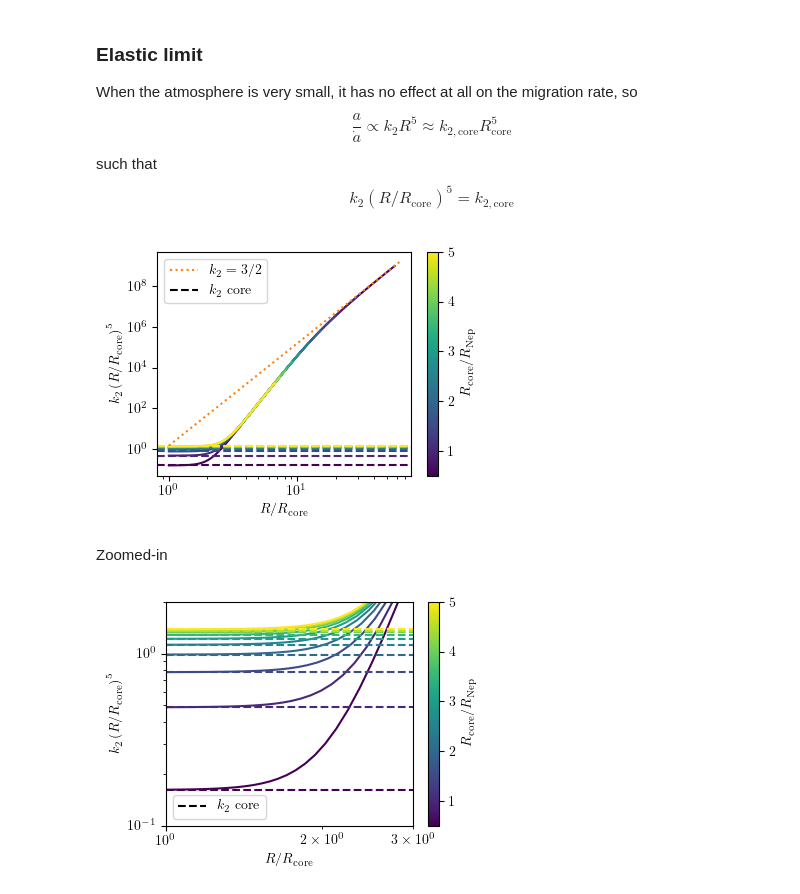
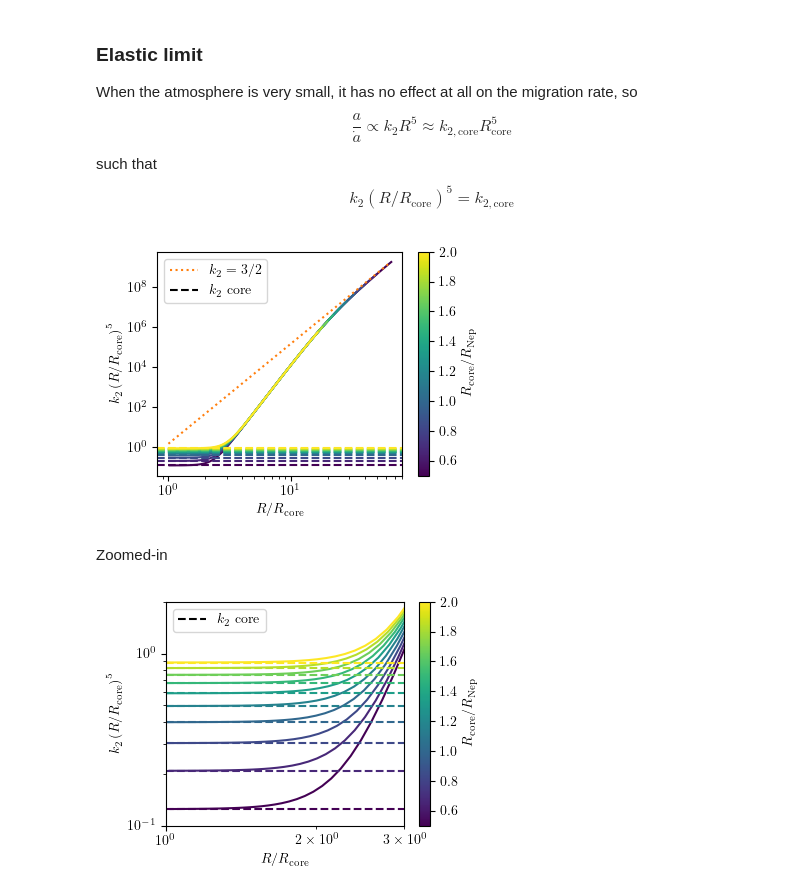
Before and after one commit to slagnews/AtmosphereLoveNumbers, a Jupyter notebook: transformations.ipynb, the cells around one changed output. Cells and saved outputs as stored; diff of their text form; code cells hidden in the pictures.

```diff
--- a/transformations.ipynb
+++ b/transformations.ipynb
@@ -116,18 +129,23 @@ plt.show()
 # %% [markdown]
 ### Relative to $R_\mathrm{core}$
 # %%
+min_R = np.zeros(len(core_radii))
+
 fig, ax = plt.subplots(figsize=(4,3))
 for i,core_radius in enumerate(core_radii):
-    ax.plot(data[i]["radius"]/core_radius, data[i]["k2"], color=cmap(norm(core_radius/R_neptune)))
 
+    ax.plot(data[i]["radius"]/core_radius, data[i]["k2"], color=cmap(norm(core_radius/R_earth)))
+    min_R[i] = data[i]["radius"][np.argmin(data[i]["k2"])]
 sm = cm.ScalarMappable(cmap=cmap, norm=norm)
 cbar = plt.colorbar(sm, ax=ax)
-cbar.set_label("$R_\\mathrm{core}/R_\\mathrm{Nep}$")
+cbar.set_label(r"$R_\mathrm{core}/R_\oplus$")
 
-ax.set_xlabel("$R/R_\\mathrm{core}$")
+ax.set_xlabel(r"$R/R_\mathrm{core}$")
 ax.set_ylabel("$k_2$")
 ax.set_xscale("log")
 ax.set_yscale("log")
+#ax.plot(np.linspace(1,2,100),1.25*np.linspace(1,2,100)**-5, color="red")
+#ax.set_xlim(1,2)
 fig.tight_layout()
 fig.savefig("figures/k2_vs_R_log.png", dpi=300)
 plt.show()
@@ -142,11 +160,11 @@ fig, ax = plt.subplots(figsize=(4,3))
 for i,core_radius in enumerate(core_radii):
     idx_min = np.argmin(data[i]["k2"])
     R_min[i] = data[i]["radius"][idx_min]
-    ax.plot(data[i]["radius"]/core_radius, data[i]["k2"]*(data[i]["radius"]/core_radius)**5, color=cmap(norm(core_radius/R_neptune)))
+    ax.plot(data[i]["radius"]/core_radius, data[i]["k2"]*(data[i]["radius"]/core_radius)**5, color=cmap(norm(core_radius/R_earth)))
 
 sm = cm.ScalarMappable(cmap=cmap, norm=norm)
 cbar = plt.colorbar(sm, ax=ax)
-cbar.set_label("$R_\\mathrm{core}/R_\\mathrm{Nep}$")
+cbar.set_label(r"$R_\mathrm{core}/R_\oplus$")
 
 ax.set_xlabel("$R/R_\\mathrm{core}$")
 ax.set_ylabel("$k_2\\left(R/R_\\mathrm{core}\\right)^5$")
@@ -166,11 +184,11 @@ for i in range(no_core_radii):
     R_core = data[i]["core_radius"]
     R = data[i]["radius"]
     k2 = data[i]["k2"]
-    ax.plot(R/R_core, k2*(R/R_core)**5, color=cmap(norm(R_core/R_neptune)))
+    ax.plot(R/R_core, k2*(R/R_core)**5, color=cmap(norm(R_core/R_earth)))
 
 sm = cm.ScalarMappable(cmap=cmap, norm=norm)
 cbar = plt.colorbar(sm, ax=ax)
-cbar.set_label("$R_\\mathrm{core}/R_\\mathrm{Nep}$")
+cbar.set_label(r"$R_\mathrm{core}/R_\oplus$")
 
 x = np.logspace(0,1.8,100)
 ax.plot(x,3/2*x**5, color="C1", linestyle="--", label="$k_2=\\frac{3}{2}$")
@@ -180,6 +198,6 @@ ax.set_xscale("log")
 ax.set_yscale("log")
 fig.tight_layout()
 ax.legend()
-fig.savefig("figures/k2R5_vs_R_Rcore_x5.png", dpi=300)
+fig.savefig("figures/report/k2R5_vs_R_Rcore.pdf")
 plt.show()
 # %% [output]
@@ -200,8 +218,8 @@ for i in range(no_core_radii):
     R_core = data[i]["core_radius"]
     R = data[i]["radius"]
     k2 = data[i]["k2"]
-    ax.plot(R/R_core, k2*(R/R_core)**5, color=cmap(norm(R_core/R_neptune)))
-    ax.axhline(get_k2_core(R_core, rigidity_earth, rho_neptune), linestyle="--", color=cmap(norm(R_core/R_neptune)))
+    ax.plot(R/R_core, k2*(R/R_core)**5, color=cmap(norm(R_core/R_earth)))
+    ax.axhline(get_k2_core(R_core, rigidity_earth, rho_earth), linestyle="--", color=cmap(norm(R_core/R_earth)))
 
 # Plot line for k2=3/2
 R_interp = np.logspace(0,1.8,100)
@@ -224,34 +242,34 @@ fig.tight_layout()
 fig.savefig("figures/k2_vs_R_k2core_32", dpi=300)
 plt.show()
 # %% [output]
-[figure, old version]
+[figure, new version]
 # %% [markdown]
 Zoomed-in
 # %%
 fig, ax = plt.subplots(figsize=(4,3))
 for i,core_radius in enumerate(core_radii):
     R_core = data[i]["core_radius"]
     R_atm = data[i]["radius"]
     k2 = data[i]["k2"]
-    ax.plot(R_atm/R_core, k2*(R_atm/R_core)**5, color=cmap(norm(core_radius/R_neptune)))
-    ax.axhline(get_k2_core(core_radius, rigidity_earth, rho_neptune), linestyle="--", color=cmap(norm(core_radius/R_neptune)))
+    ax.plot(R_atm/R_core, k2*(R_atm/R_core)**5, color=cmap(norm(core_radius/R_earth)))
+    ax.axhline(get_k2_core(core_radius, rigidity_earth, rho_earth), linestyle="--", color=cmap(norm(core_radius/R_earth)))
 
 ax.plot([], [], color="black", linestyle="--", label="$k_2$ core")
 
 # Create colorbar
 sm = cm.ScalarMappable(cmap=cmap, norm=norm)
 cbar = plt.colorbar(sm, ax=ax)
 cbar.set_label("$R_\\mathrm{core}/R_\\mathrm{Nep}$")
 
 ax.set_xlabel("$R/R_\\mathrm{core}$")
 ax.set_ylabel("$k_2\\left(R/R_\\mathrm{core}\\right)^5$")
 ax.set_xscale("log")
 ax.set_yscale("log")
 ax.set_xlim(1,3)
 ax.set_ylim(0.1,2)
 ax.legend()
 fig.tight_layout()
-fig.savefig("figures/k2_vs_R_k2core_zoom.png", dpi=300)
+fig.savefig("figures/report/k2_vs_R_k2core_zoom.pdf")
 plt.show()
 # %% [output]
-[figure, old version]
+[figure, new version]
```
Also changed, not shown: parts of 10 cells of this notebook, 7 other files.
